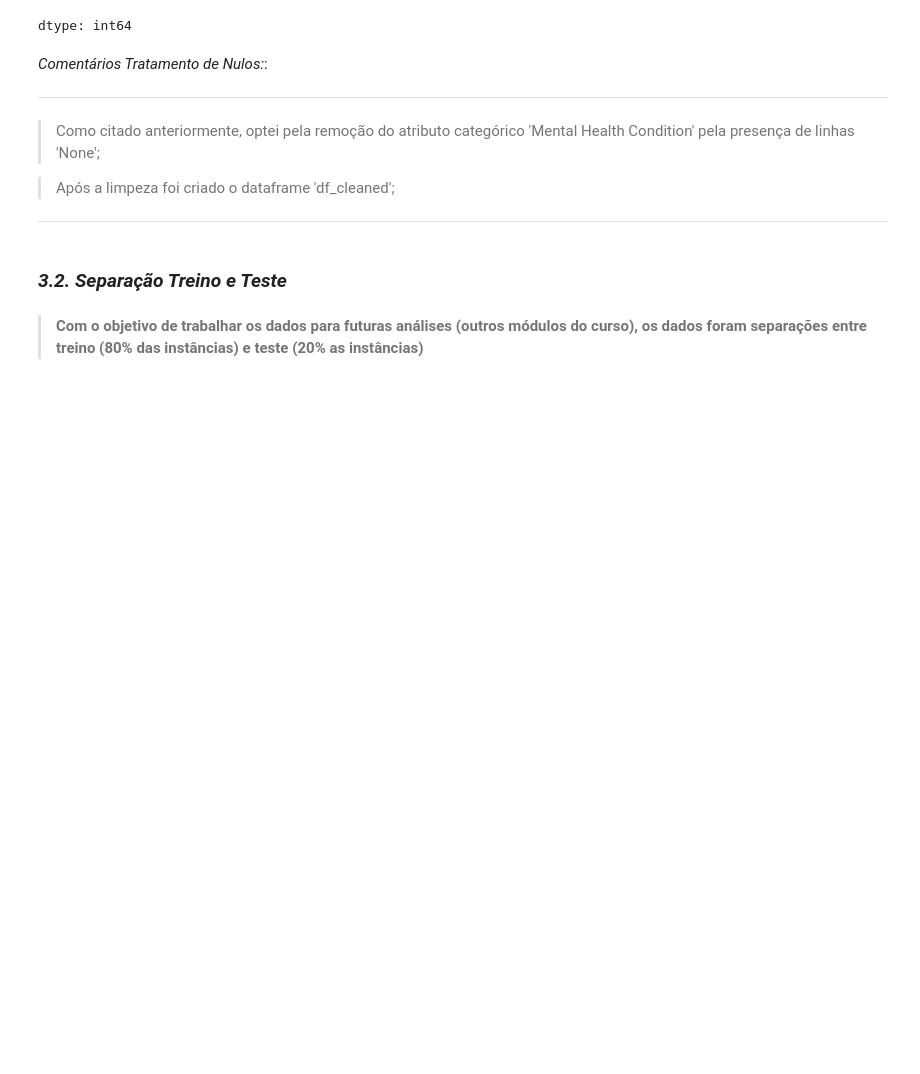
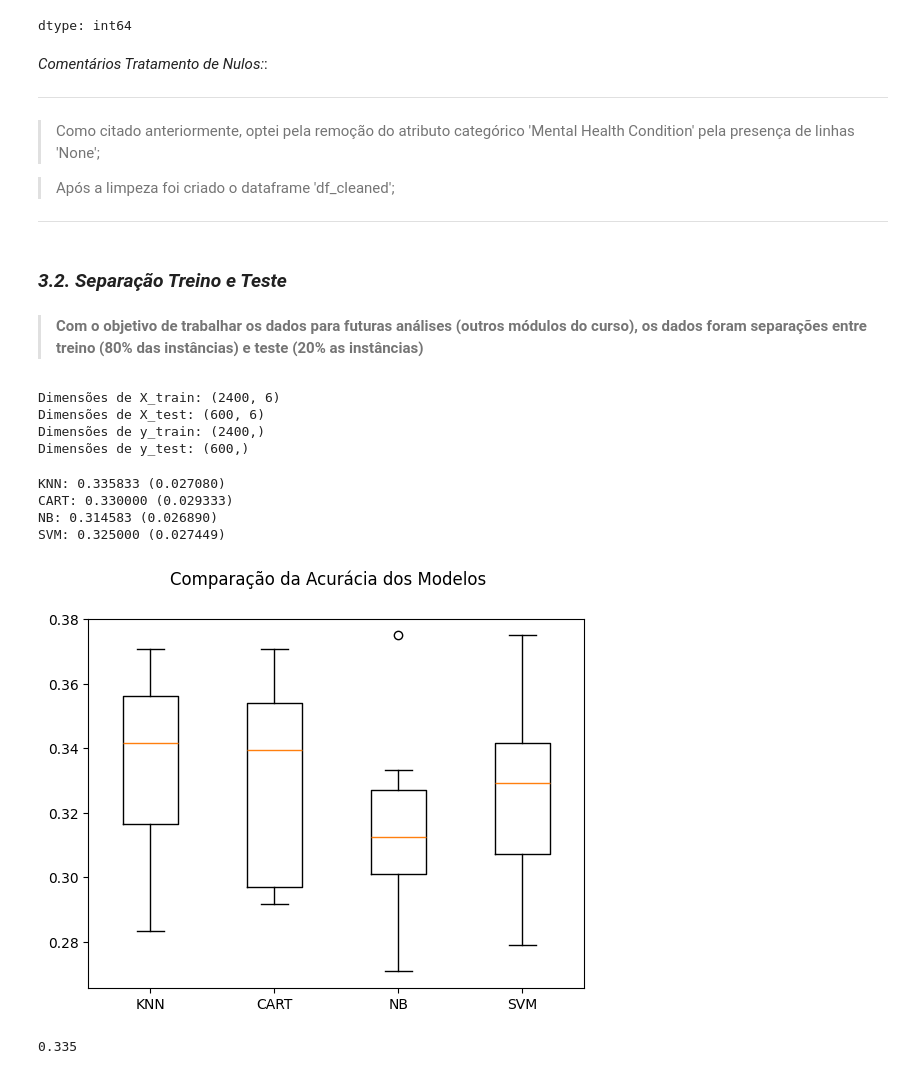
Before and after one commit to hugocfrias/MVP-Machine-Learning, a Jupyter notebook: MVP_Machine_Learning.ipynb, the cells around one changed output. Cells and saved outputs as stored; diff of their text form; code cells hidden in the pictures; blank space fills up the shorter version.

```diff
--- a/MVP_Machine_Learning.ipynb
+++ b/MVP_Machine_Learning.ipynb
@@ -228,3 +228,63 @@ X_train, X_test, y_train, y_test = train_test_split(X, y, test_size=0.20, random
 # Criando os folds para a validação cruzada
 num_particoes = 10 # número de folds da validação cruzada
 kfold = KFold(n_splits=num_particoes, shuffle=True, random_state=7) # faz o particionamento em 10 folds
+# %%
+print(f"Dimensões de X_train: {X_train.shape}")
+print(f"Dimensões de X_test: {X_test.shape}")
+print(f"Dimensões de y_train: {y_train.shape}")
+print(f"Dimensões de y_test: {y_test.shape}")
+# %% [output]
+Dimensões de X_train: (2400, 6)
+Dimensões de X_test: (600, 6)
+Dimensões de y_train: (2400,)
+Dimensões de y_test: (600,)
+# %%
+# Modelagem
+
+# Definindo uma seed global para esta célula de código
+np.random.seed(7)
+
+# Listas para armazenar os modelos, os resultados e os nomes dos modelos
+models = []
+results = []
+names = []
+
+# Preparando os modelos e adicionando-os em uma lista
+models.append(('KNN', KNeighborsClassifier()))
+models.append(('CART', DecisionTreeClassifier()))
+models.append(('NB', GaussianNB()))
+models.append(('SVM', SVC()))
+
+# Avaliando um modelo por vez
+for name, model in models:
+  cv_results = cross_val_score(model, X_train, y_train, cv=kfold, scoring='accuracy')
+  results.append(cv_results)
+  names.append(name)
+  msg = "%s: %f (%f)" % (name, cv_results.mean(), cv_results.std()) # média e desvio padrão dos 10 resultados da validação cruzada
+  print(msg)
+
+# Boxplot de comparação dos modelos
+fig = plt.figure()
+fig.suptitle('Comparação da Acurácia dos Modelos')
+ax = fig.add_subplot(111)
+plt.boxplot(results)
+ax.set_xticklabels(names)
+plt.show()
+# %% [output]
+KNN: 0.335833 (0.027080)
+CART: 0.330000 (0.029333)
+NB: 0.314583 (0.026890)
+SVM: 0.325000 (0.027449)
+[figure, added]
+# %%
+# Criando um modelo com todo o conjunto de treino
+model = KNeighborsClassifier()
+model.fit(X_train, y_train)
+
+# Fazendo as predições com o conjunto de teste
+predictions = model.predict(X_test)
+
+# Estimando a acurácia no conjunto de teste
+print(accuracy_score(y_test, predictions))
+# %% [output]
+0.335
```
